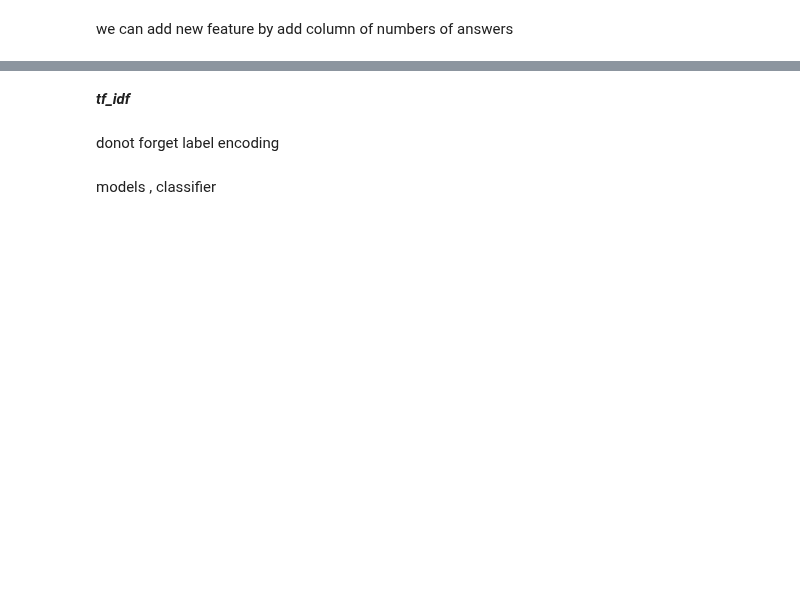
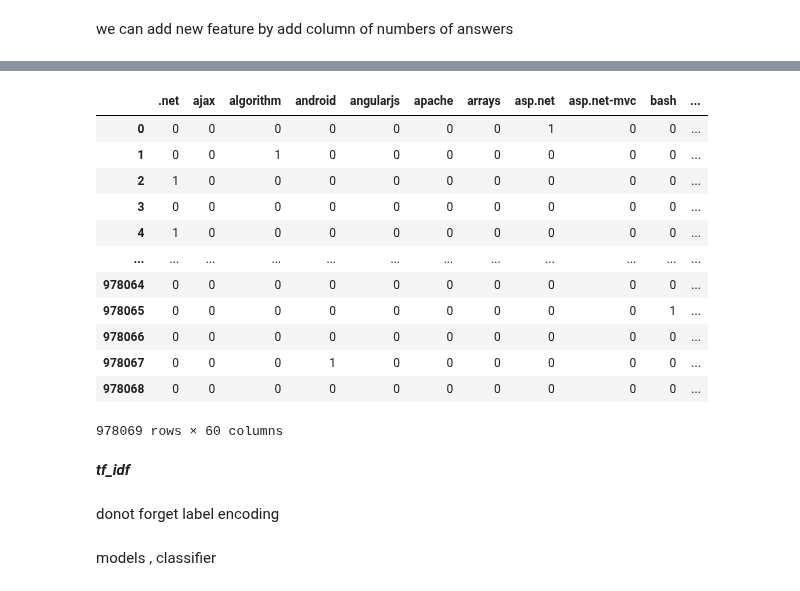
Before and after one commit to abdelrahman-7474/NLP_Question-tagging, a Jupyter notebook: nlp-question-tagging.ipynb, the cells around one changed output, grey strips where cells are left out. Cells and saved outputs as stored; diff of their text form; code cells hidden in the pictures; blank space fills up the shorter version.

```diff
--- a/nlp-question-tagging.ipynb
+++ b/nlp-question-tagging.ipynb
@@ -270,0 +225,2 @@ print(answers.notnull().sum()/answers.shape[0])
+# %%
+merged_df = pd.merge(questions, grouped_tags, on='Id', how='inner')
@@ -271,2 +259,25 @@ print(answers.notnull().sum()/answers.shape[0])
+# %%
+from sklearn.preprocessing import MultiLabelBinarizer
+mlb = MultiLabelBinarizer()
+# %%
+y = mlb.fit_transform(merged_df['tags'])
+# %%
+binary_df = pd.DataFrame(y, columns=mlb.classes_)
+# %%
+binary_df
+# %% [output]
+|  | .net | ajax | algorithm | android | angularjs | apache | arrays | asp.net | asp.net-mvc | bash | ... |
+| 0 | 0 | 0 | 0 | 0 | 0 | 0 | 0 | 1 | 0 | 0 | ... |
+| 1 | 0 | 0 | 1 | 0 | 0 | 0 | 0 | 0 | 0 | 0 | ... |
+| 2 | 1 | 0 | 0 | 0 | 0 | 0 | 0 | 0 | 0 | 0 | ... |
+| 3 | 0 | 0 | 0 | 0 | 0 | 0 | 0 | 0 | 0 | 0 | ... |
+| 4 | 1 | 0 | 0 | 0 | 0 | 0 | 0 | 0 | 0 | 0 | ... |
+| ... | ... | ... | ... | ... | ... | ... | ... | ... | ... | ... | ... |
+| 978064 | 0 | 0 | 0 | 0 | 0 | 0 | 0 | 0 | 0 | 0 | ... |
+| 978065 | 0 | 0 | 0 | 0 | 0 | 0 | 0 | 0 | 0 | 1 | ... |
+| 978066 | 0 | 0 | 0 | 0 | 0 | 0 | 0 | 0 | 0 | 0 | ... |
+| 978067 | 0 | 0 | 0 | 1 | 0 | 0 | 0 | 0 | 0 | 0 | ... |
+| 978068 | 0 | 0 | 0 | 0 | 0 | 0 | 0 | 0 | 0 | 0 | ... |
+978069 rows × 60 columns
 # %% [markdown]
 ***tf_idf***
```
Also changed, not shown: parts of 59 cells of this notebook.
